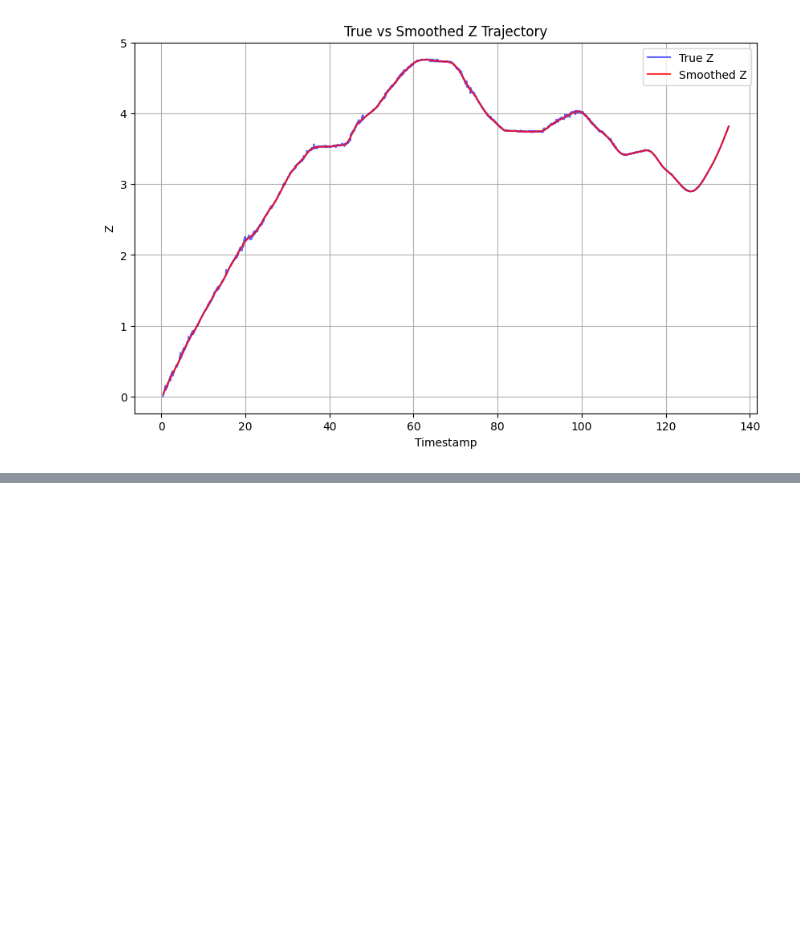
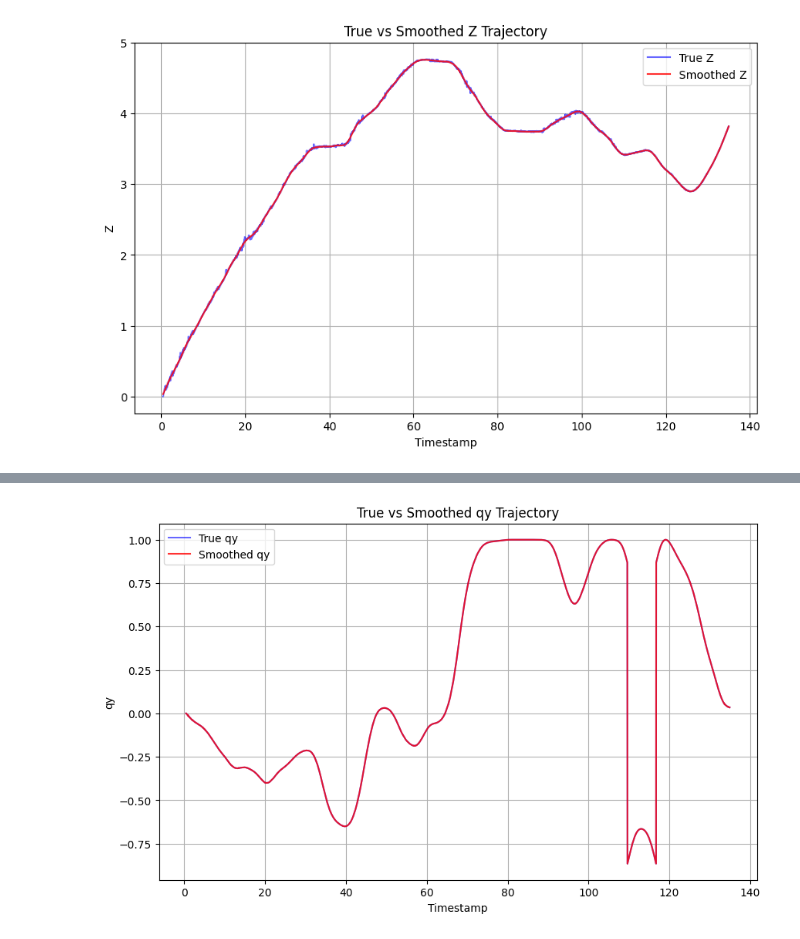
Before and after one commit to qphulong/stella_slam_trajectory_extract, a Jupyter notebook: smooth.ipynb, the cells around one changed output, grey strips where cells are left out. Saved outputs shown, nothing was run; the diff lists cells and outputs as text; code cells hidden in the pictures; blank space fills up the shorter version.

```diff
--- a/smooth.ipynb
+++ b/smooth.ipynb
@@ -141,0 +113,16 @@ plt.show()
+# %%
+# Apply savgol_filter to qy
+smooth_qy = savgol_filter(df['qy'], window_length=3, polyorder=2)
+
+# Plot the true vs smoothed qx
+plt.figure(figsize=(10, 6))
+plt.plot(df['timestamp'], df['qy'], label='True qy', color='b', alpha=0.6)  # Original data
+plt.plot(df['timestamp'], smooth_qy, label='Smoothed qy', color='r', alpha=0.8)  # Smoothed data
+plt.xlabel('Timestamp')
+plt.ylabel('qy')
+plt.title('True vs Smoothed qy Trajectory')
+plt.legend()
+plt.grid(True)
+plt.show()
+# %% [output]
+[figure, added]
```
Also changed, not shown: parts of 10 cells of this notebook.
